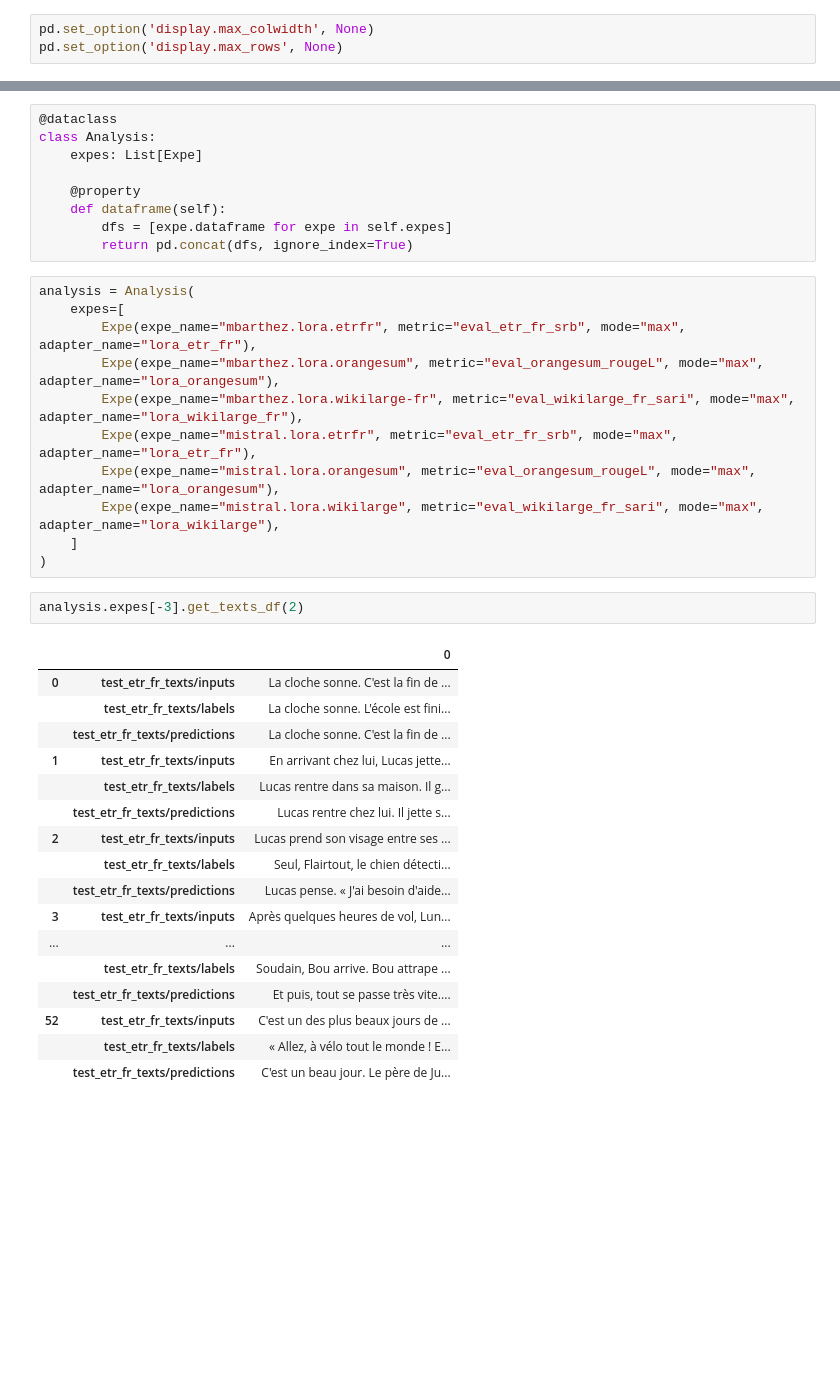
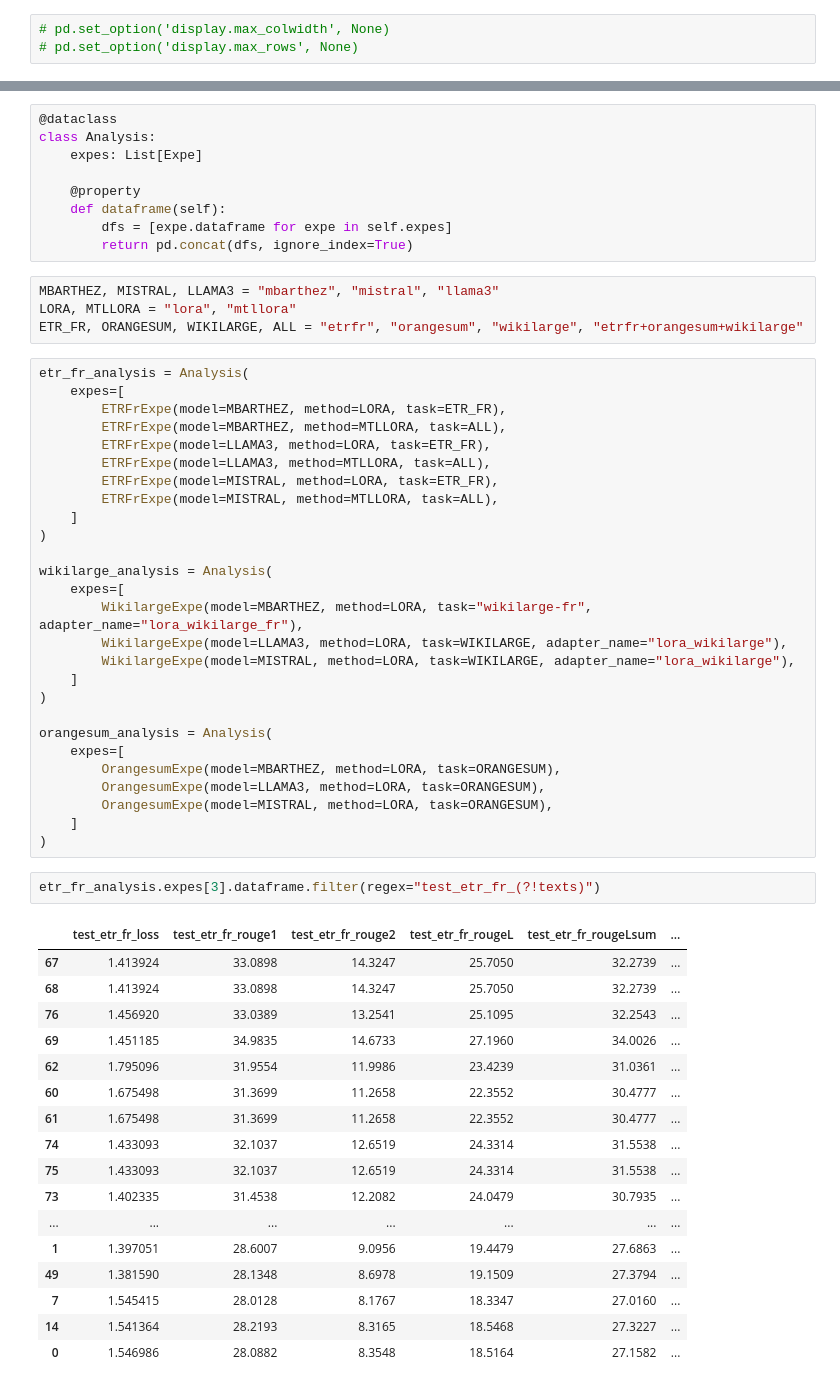
Before and after one commit to FrLdy/ETR-PEFT-Composition, a Jupyter notebook: notebooks/result_analysis/metrics.ipynb, the cells around one changed output, grey strips where cells are left out. Drawn from its saved outputs; the diff is of its cells as text; blank space fills up the shorter version.

Commit message:
update analysis

```diff
--- a/notebooks/result_analysis/metrics.ipynb
+++ b/notebooks/result_analysis/metrics.ipynb
@@ -11,6 +9,6 @@ from typing import List
 # %%
-pd.set_option('display.max_colwidth', None)
-pd.set_option('display.max_rows', None)
+# pd.set_option('display.max_colwidth', None)
+# pd.set_option('display.max_rows', None)
 # %%
 from etr_fr_expes import metric
 # %% [output]
@@ -65,34 +74,54 @@ class Analysis:
     def dataframe(self):
         dfs = [expe.dataframe for expe in self.expes]
         return pd.concat(dfs, ignore_index=True)
+# %%
+MBARTHEZ, MISTRAL, LLAMA3 = "mbarthez", "mistral", "llama3"
+LORA, MTLLORA = "lora", "mtllora"
+ETR_FR, ORANGESUM, WIKILARGE, ALL = "etrfr", "orangesum", "wikilarge", "etrfr+orangesum+wikilarge"
 # %%
-analysis = Analysis(
+etr_fr_analysis = Analysis(
     expes=[
-        Expe(expe_name="mbarthez.lora.etrfr", metric="eval_etr_fr_srb", mode="max", adapter_name="lora_etr_fr"),
-        Expe(expe_name="mbarthez.lora.orangesum", metric="eval_orangesum_rougeL", mode="max", adapter_name="lora_orangesum"),
-        Expe(expe_name="mbarthez.lora.wikilarge-fr", metric="eval_wikilarge_fr_sari", mode="max", adapter_name="lora_wikilarge_fr"),
-        Expe(expe_name="mistral.lora.etrfr", metric="eval_etr_fr_srb", mode="max", adapter_name="lora_etr_fr"),
-        Expe(expe_name="mistral.lora.orangesum", metric="eval_orangesum_rougeL", mode="max", adapter_name="lora_orangesum"),
-        Expe(expe_name="mistral.lora.wikilarge", metric="eval_wikilarge_fr_sari", mode="max", adapter_name="lora_wikilarge"),
+        ETRFrExpe(model=MBARTHEZ, method=LORA, task=ETR_FR),
+        ETRFrExpe(model=MBARTHEZ, method=MTLLORA, task=ALL),
+        ETRFrExpe(model=LLAMA3, method=LORA, task=ETR_FR),
+        ETRFrExpe(model=LLAMA3, method=MTLLORA, task=ALL),
+        ETRFrExpe(model=MISTRAL, method=LORA, task=ETR_FR),
+        ETRFrExpe(model=MISTRAL, method=MTLLORA, task=ALL),
     ]
 )
+
+wikilarge_analysis = Analysis(
+    expes=[
+        WikilargeExpe(model=MBARTHEZ, method=LORA, task="wikilarge-fr", adapter_name="lora_wikilarge_fr"),
+        WikilargeExpe(model=LLAMA3, method=LORA, task=WIKILARGE, adapter_name="lora_wikilarge"),
+        WikilargeExpe(model=MISTRAL, method=LORA, task=WIKILARGE, adapter_name="lora_wikilarge"),
+    ]
+)
+
+orangesum_analysis = Analysis(
+    expes=[
+        OrangesumExpe(model=MBARTHEZ, method=LORA, task=ORANGESUM),
+        OrangesumExpe(model=LLAMA3, method=LORA, task=ORANGESUM),
+        OrangesumExpe(model=MISTRAL, method=LORA, task=ORANGESUM),
+    ]
+)
 # %%
-analysis.expes[-3].get_texts_df(2)
+etr_fr_analysis.expes[3].dataframe.filter(regex="test_etr_fr_(?!texts)")
 # %% [output]
-|  |  | 0 |
-| 0 | test_etr_fr_texts/inputs | La cloche sonne. C'est la fin de ... |
-|  | test_etr_fr_texts/labels | La cloche sonne. L'école est fini... |
-|  | test_etr_fr_texts/predictions | La cloche sonne. C'est la fin de ... |
-| 1 | test_etr_fr_texts/inputs | En arrivant chez lui, Lucas jette... |
-|  | test_etr_fr_texts/labels | Lucas rentre dans sa maison. Il g... |
-|  | test_etr_fr_texts/predictions | Lucas rentre chez lui. Il jette s... |
-| 2 | test_etr_fr_texts/inputs | Lucas prend son visage entre ses ... |
-|  | test_etr_fr_texts/labels | Seul, Flairtout, le chien détecti... |
-|  | test_etr_fr_texts/predictions | Lucas pense. « J'ai besoin d'aide... |
-| 3 | test_etr_fr_texts/inputs | Après quelques heures de vol, Lun... |
-| ... | ... | ... |
-|  | test_etr_fr_texts/labels | Soudain, Bou arrive. Bou attrape ... |
-|  | test_etr_fr_texts/predictions | Et puis, tout se passe très vite.... |
-| 52 | test_etr_fr_texts/inputs | C'est un des plus beaux jours de ... |
-|  | test_etr_fr_texts/labels | « Allez, à vélo tout le monde ! E... |
-|  | test_etr_fr_texts/predictions | C'est un beau jour. Le père de Ju... |
+|  | test_etr_fr_loss | test_etr_fr_rouge1 | test_etr_fr_rouge2 | test_etr_fr_rougeL | test_etr_fr_rougeLsum | ... |
+| 67 | 1.413924 | 33.0898 | 14.3247 | 25.7050 | 32.2739 | ... |
+| 68 | 1.413924 | 33.0898 | 14.3247 | 25.7050 | 32.2739 | ... |
+| 76 | 1.456920 | 33.0389 | 13.2541 | 25.1095 | 32.2543 | ... |
+| 69 | 1.451185 | 34.9835 | 14.6733 | 27.1960 | 34.0026 | ... |
+| 62 | 1.795096 | 31.9554 | 11.9986 | 23.4239 | 31.0361 | ... |
+| 60 | 1.675498 | 31.3699 | 11.2658 | 22.3552 | 30.4777 | ... |
+| 61 | 1.675498 | 31.3699 | 11.2658 | 22.3552 | 30.4777 | ... |
+| 74 | 1.433093 | 32.1037 | 12.6519 | 24.3314 | 31.5538 | ... |
+| 75 | 1.433093 | 32.1037 | 12.6519 | 24.3314 | 31.5538 | ... |
+| 73 | 1.402335 | 31.4538 | 12.2082 | 24.0479 | 30.7935 | ... |
+| ... | ... | ... | ... | ... | ... | ... |
+| 1 | 1.397051 | 28.6007 | 9.0956 | 19.4479 | 27.6863 | ... |
+| 49 | 1.381590 | 28.1348 | 8.6978 | 19.1509 | 27.3794 | ... |
+| 7 | 1.545415 | 28.0128 | 8.1767 | 18.3347 | 27.0160 | ... |
+| 14 | 1.541364 | 28.2193 | 8.3165 | 18.5468 | 27.3227 | ... |
+| 0 | 1.546986 | 28.0882 | 8.3548 | 18.5164 | 27.1582 | ... |
```
Also changed, not shown: parts of 4 cells of this notebook.
